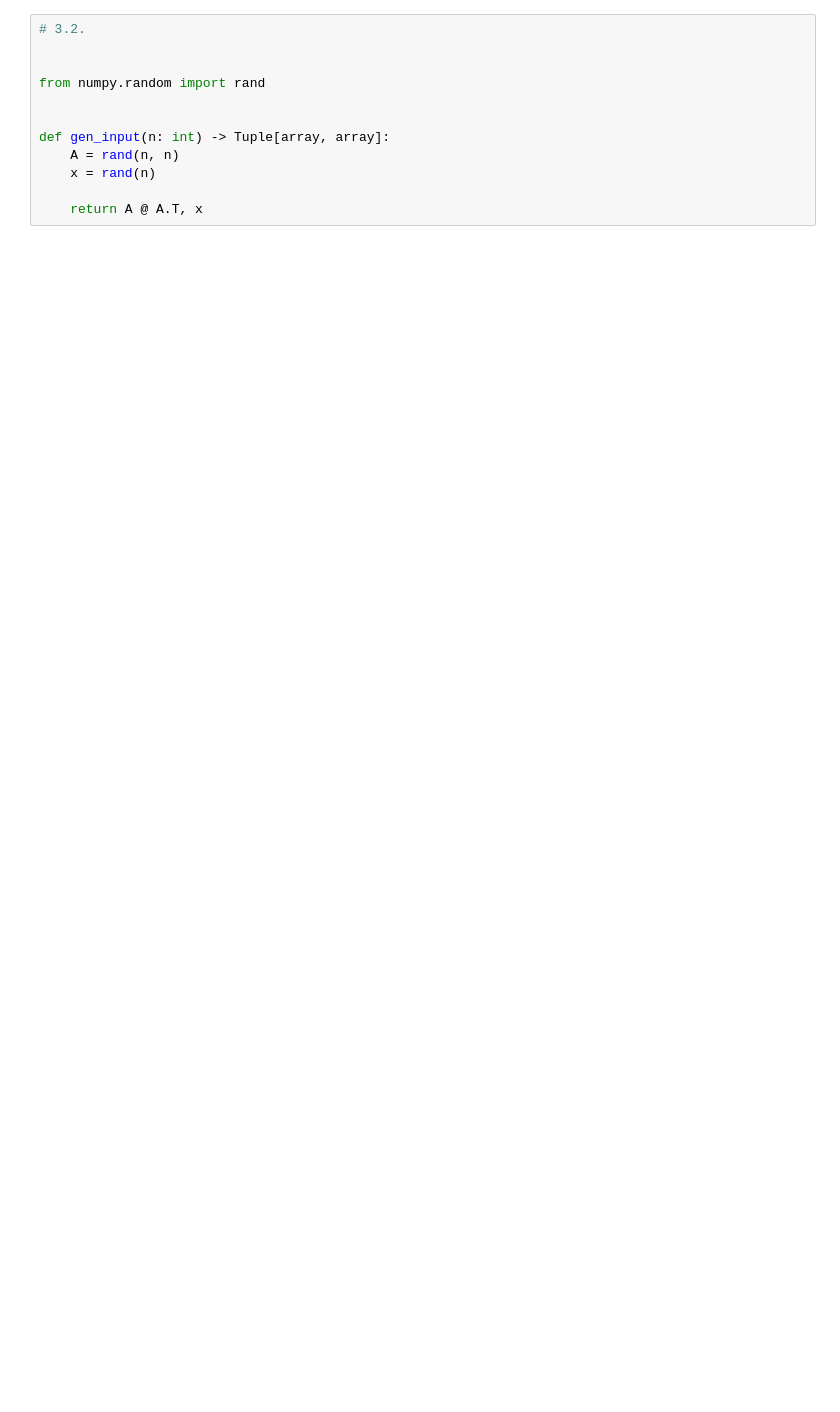
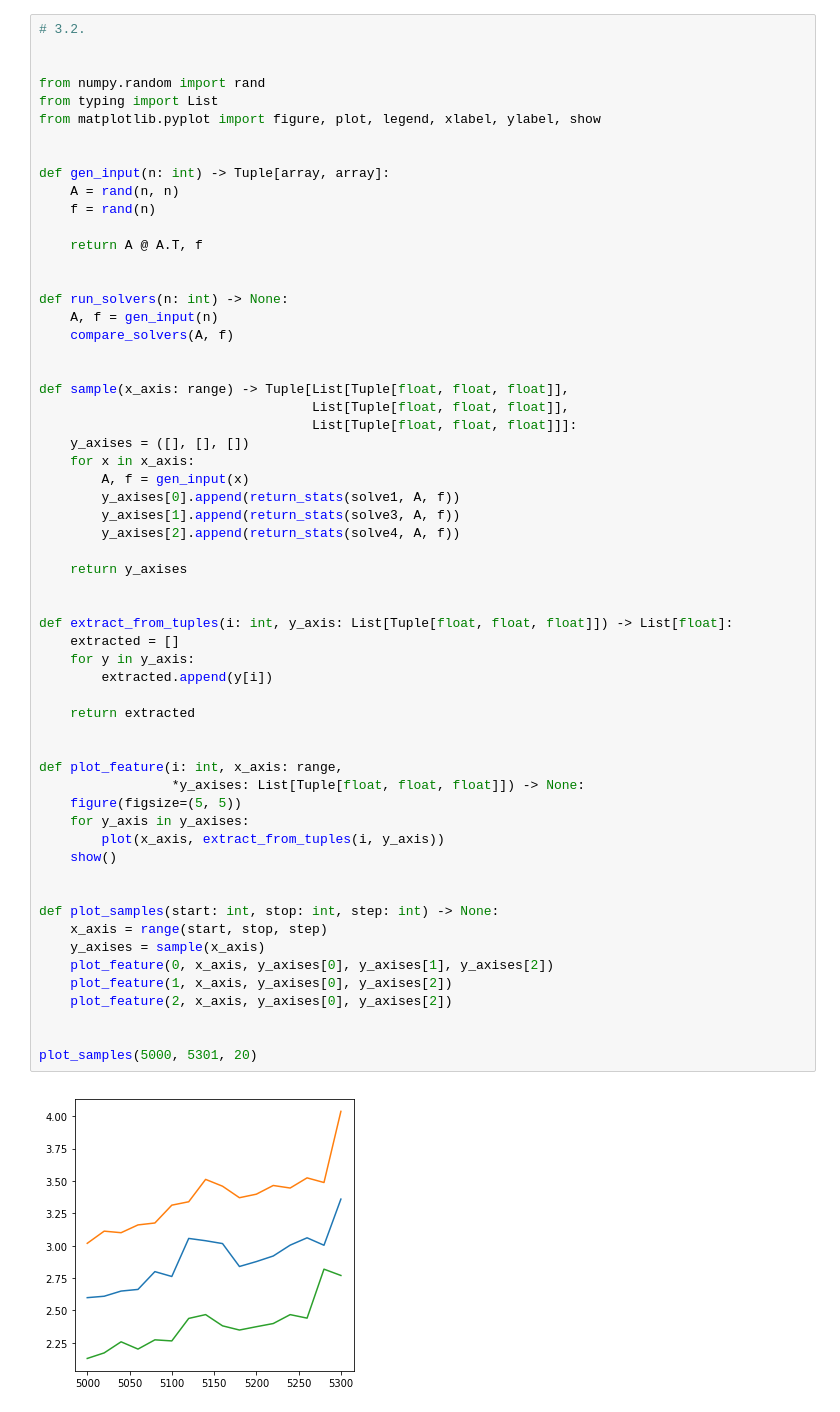
Before and after one commit to goalon/MNLab, a Jupyter notebook: 3.ipynb, the cells around one changed output. Drawn from its saved outputs; the diff is of its cells as text; blank space fills up the shorter version.

Commit message:
Adds plots.

```diff
--- a/3.ipynb
+++ b/3.ipynb
@@ -74,12 +81,61 @@ def compare_solvers(A: array, y: array) -> None:
-# %%
-# 3.2.
-
-
-from numpy.random import rand
-
-
-def gen_input(n: int) -> Tuple[array, array]:
-    A = rand(n, n)
-    x = rand(n)
-
-    return A @ A.T, x
+# %%
+# 3.2.
+
+
+from numpy.random import rand
+from typing import List
+from matplotlib.pyplot import figure, plot, legend, xlabel, ylabel, show
+
+
+def gen_input(n: int) -> Tuple[array, array]:
+    A = rand(n, n)
+    f = rand(n)
+
+    return A @ A.T, f
+
+
+def run_solvers(n: int) -> None:
+    A, f = gen_input(n)
+    compare_solvers(A, f)
+
+
+def sample(x_axis: range) -> Tuple[List[Tuple[float, float, float]],
+                                   List[Tuple[float, float, float]],
+                                   List[Tuple[float, float, float]]]:
+    y_axises = ([], [], [])
+    for x in x_axis:
+        A, f = gen_input(x)
+        y_axises[0].append(return_stats(solve1, A, f))
+        y_axises[1].append(return_stats(solve3, A, f))
+        y_axises[2].append(return_stats(solve4, A, f))
+
+    return y_axises
+
+
+def extract_from_tuples(i: int, y_axis: List[Tuple[float, float, float]]) -> List[float]:
+    extracted = []
+    for y in y_axis:
+        extracted.append(y[i])
+
+    return extracted
+
+
+def plot_feature(i: int, x_axis: range,
+                 *y_axises: List[Tuple[float, float, float]]) -> None:
+    figure(figsize=(5, 5))
+    for y_axis in y_axises:
+        plot(x_axis, extract_from_tuples(i, y_axis))
+    show()
+
+
+def plot_samples(start: int, stop: int, step: int) -> None:
+    x_axis = range(start, stop, step)
+    y_axises = sample(x_axis)
+    plot_feature(0, x_axis, y_axises[0], y_axises[1], y_axises[2])
+    plot_feature(1, x_axis, y_axises[0], y_axises[2])
+    plot_feature(2, x_axis, y_axises[0], y_axises[2])
+
+
+plot_samples(5000, 5301, 20)
+# %% [output]
+[figure, added]
```
Also changed, not shown: parts of 2 cells of this notebook.
